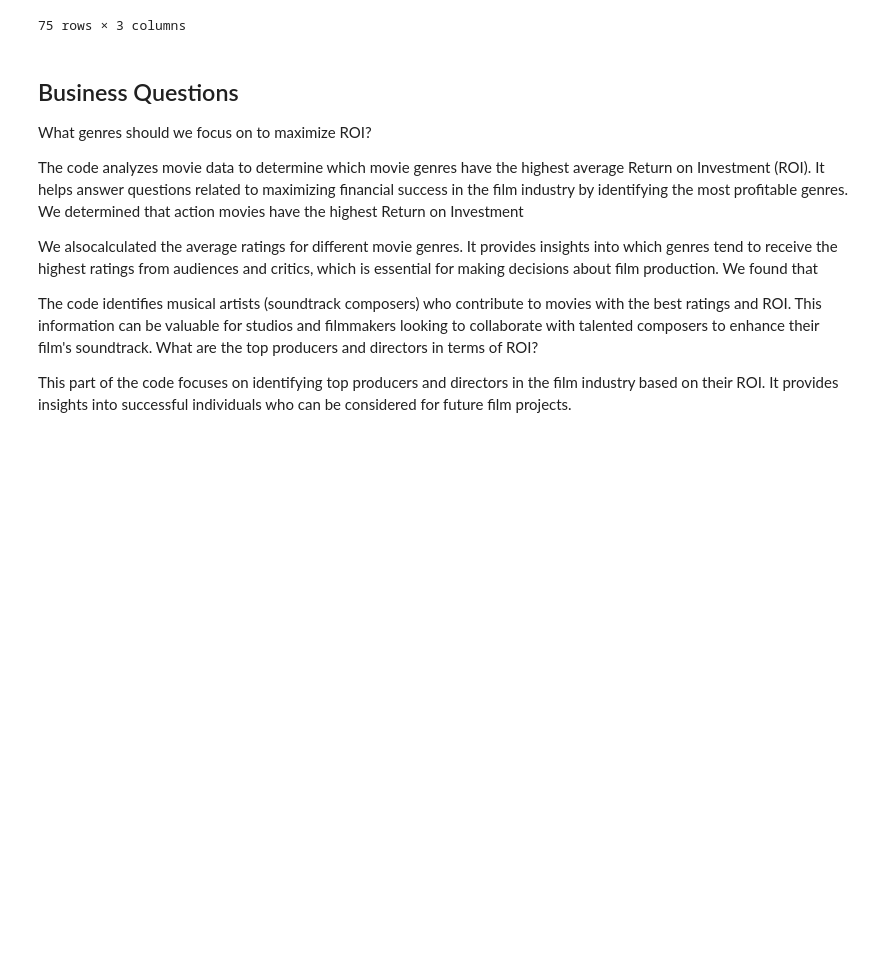
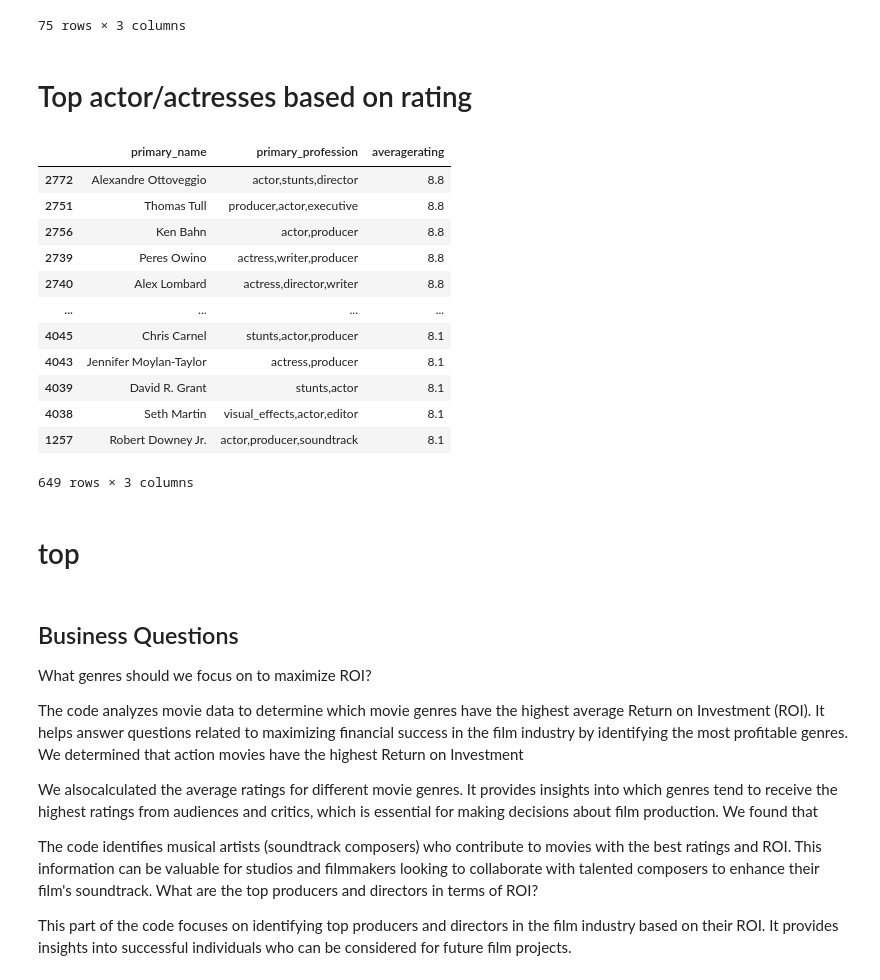
Before and after one commit to Psyluxxx/Movie-Studio-EDA, a Jupyter notebook: Anthony/student.ipynb, the cells around one changed output. Saved outputs shown, nothing was run; the diff lists cells and outputs as text; code cells hidden in the pictures; blank space fills up the shorter version.

```diff
--- a/Anthony/student.ipynb
+++ b/Anthony/student.ipynb
@@ -271,6 +271,48 @@ chosen_prod_dir[chosen_prod_dir['ROI'] > 10]
 | 187 | Kevin Lincoln | director,actor,writer | 10.041042 |
 | 178 | Ravi Punj | director,writer,producer | 10.041042 |
 75 rows × 3 columns
+# %% [markdown]
+# Top actor/actresses based on rating
+# %%
+# Sort the DataFrame by 'averagerating' in descending order
+relevant_people_and_movies = relevant_people_and_movies.sort_values(by='averagerating', ascending=False)
+
+# Drop rows with missing 'primary_profession' values
+relevant_people_and_movies = relevant_people_and_movies.dropna(subset=['primary_profession'])
+
+# Filter the DataFrame based on primary profession ('actor' or 'actress')
+chosen_actors_actresses = relevant_people_and_movies[relevant_people_and_movies['primary_profession'].str.contains('actor|actress')]
+
+# Select relevant columns
+chosen_actors_actresses = chosen_actors_actresses[['primary_name', 'primary_profession', 'averagerating']]
+
+# Drop duplicate rows, if any
+chosen_actors_actresses = chosen_actors_actresses.drop_duplicates()
+
+# Chose only 'successful' actors and actresses by setting the averagerating threshold
+chosen_actors_actresses = chosen_actors_actresses[chosen_actors_actresses['averagerating'] > 8]
+
+# Sort by 'averagerating' in descending order (optional)
+chosen_actors_actresses = chosen_actors_actresses.sort_values(by='averagerating', ascending=False)
+
+# Display the final result
+chosen_actors_actresses
+# %% [output]
+|  | primary_name | primary_profession | averagerating |
+| 2772 | Alexandre Ottoveggio | actor,stunts,director | 8.8 |
+| 2751 | Thomas Tull | producer,actor,executive | 8.8 |
+| 2756 | Ken Bahn | actor,producer | 8.8 |
+| 2739 | Peres Owino | actress,writer,producer | 8.8 |
+| 2740 | Alex Lombard | actress,director,writer | 8.8 |
+| ... | ... | ... | ... |
+| 4045 | Chris Carnel | stunts,actor,producer | 8.1 |
+| 4043 | Jennifer Moylan-Taylor | actress,producer | 8.1 |
+| 4039 | David R. Grant | stunts,actor | 8.1 |
+| 4038 | Seth Martin | visual_effects,actor,editor | 8.1 |
+| 1257 | Robert Downey Jr. | actor,producer,soundtrack | 8.1 |
+649 rows × 3 columns
+# %% [markdown]
+# top
 # %% [markdown]
 ## Business Questions
 What genres should we focus on to maximize ROI?
```
Also changed, not shown: parts of 4 cells of this notebook.
